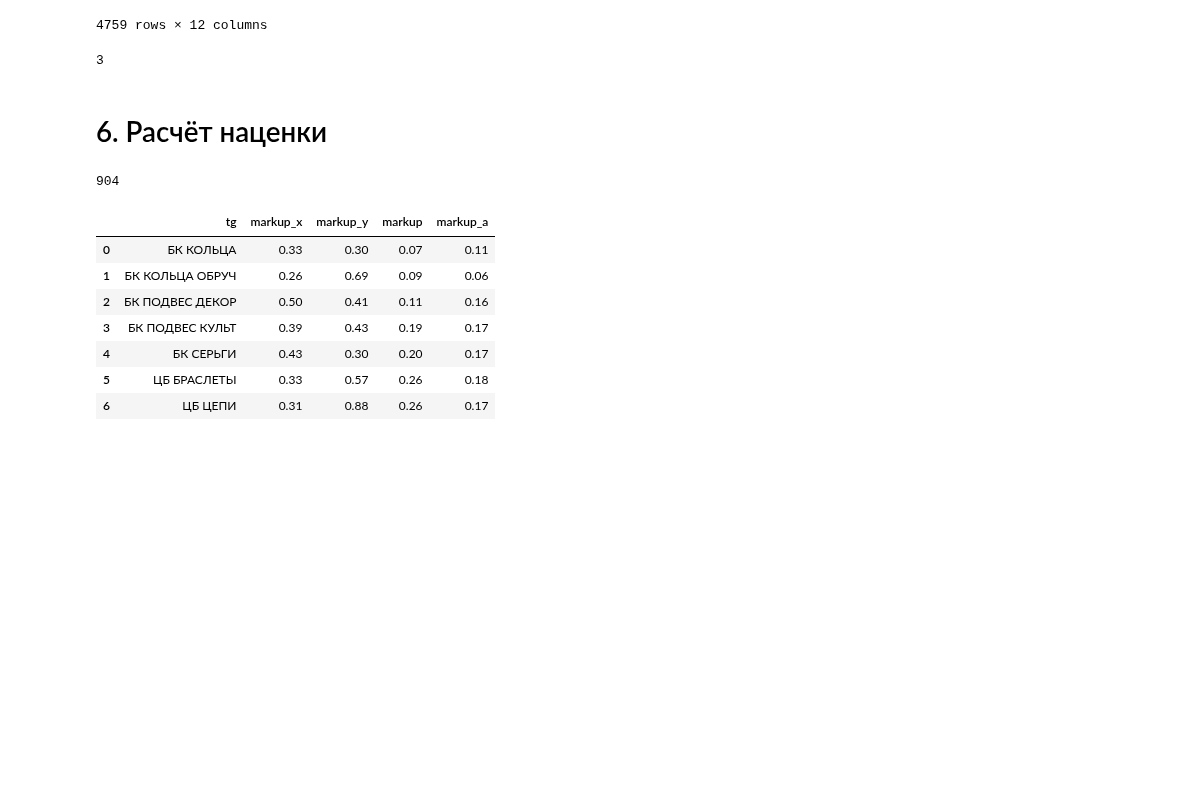
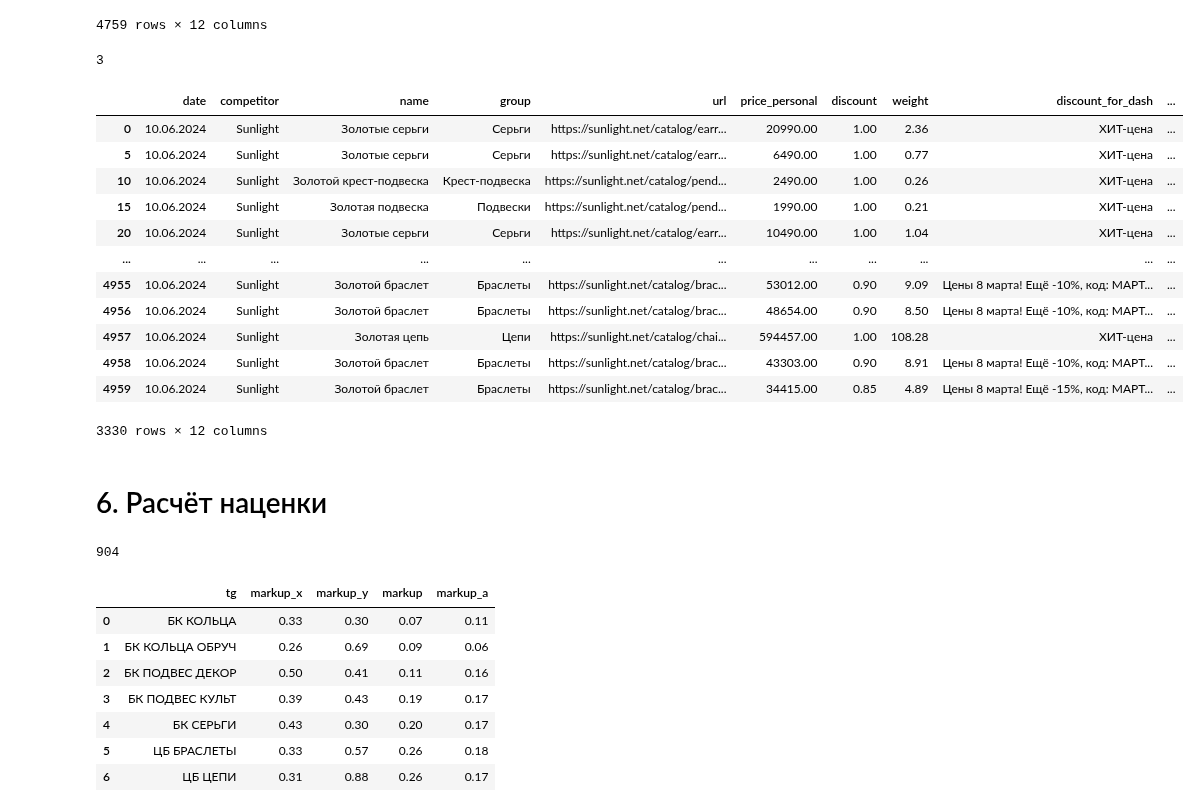
Before and after one commit to sergey-trenkin/notebooks, a Jupyter notebook: eda_every_days.ipynb, the cells around one changed output. Saved outputs shown, nothing was run; the diff lists cells and outputs as text; code cells hidden in the pictures; blank space fills up the shorter version.

```diff
--- a/eda_every_days.ipynb
+++ b/eda_every_days.ipynb
@@ -1032,6 +1027,22 @@ df_tn_sunlight.columns = ['tg', 'Sunlight']
 # %%
 df_tn_sokolov = df_tn_sokolov.drop(columns=['price_personal', 'weight'])
 df_tn_sokolov.columns = ['tg', 'Sokolov']
+# %%
+df_sunlight
+# %% [output]
+|  | date | competitor | name | group | url | price_personal | discount | weight | discount_for_dash | ... |
+| 0 | 10.06.2024 | Sunlight | Золотые серьги | Серьги | https://sunlight.net/catalog/earr... | 20990.00 | 1.00 | 2.36 | ХИТ-цена | ... |
+| 5 | 10.06.2024 | Sunlight | Золотые серьги | Серьги | https://sunlight.net/catalog/earr... | 6490.00 | 1.00 | 0.77 | ХИТ-цена | ... |
+| 10 | 10.06.2024 | Sunlight | Золотой крест-подвеска | Крест-подвеска | https://sunlight.net/catalog/pend... | 2490.00 | 1.00 | 0.26 | ХИТ-цена | ... |
+| 15 | 10.06.2024 | Sunlight | Золотая подвеска | Подвески | https://sunlight.net/catalog/pend... | 1990.00 | 1.00 | 0.21 | ХИТ-цена | ... |
+| 20 | 10.06.2024 | Sunlight | Золотые серьги | Серьги | https://sunlight.net/catalog/earr... | 10490.00 | 1.00 | 1.04 | ХИТ-цена | ... |
+| ... | ... | ... | ... | ... | ... | ... | ... | ... | ... | ... |
+| 4955 | 10.06.2024 | Sunlight | Золотой браслет | Браслеты | https://sunlight.net/catalog/brac... | 53012.00 | 0.90 | 9.09 | Цены 8 марта! Ещё -10%, код: МАРТ... | ... |
+| 4956 | 10.06.2024 | Sunlight | Золотой браслет | Браслеты | https://sunlight.net/catalog/brac... | 48654.00 | 0.90 | 8.50 | Цены 8 марта! Ещё -10%, код: МАРТ... | ... |
+| 4957 | 10.06.2024 | Sunlight | Золотая цепь | Цепи | https://sunlight.net/catalog/chai... | 594457.00 | 1.00 | 108.28 | ХИТ-цена | ... |
+| 4958 | 10.06.2024 | Sunlight | Золотой браслет | Браслеты | https://sunlight.net/catalog/brac... | 43303.00 | 0.90 | 8.91 | Цены 8 марта! Ещё -10%, код: МАРТ... | ... |
+| 4959 | 10.06.2024 | Sunlight | Золотой браслет | Браслеты | https://sunlight.net/catalog/brac... | 34415.00 | 0.85 | 4.89 | Цены 8 марта! Ещё -15%, код: МАРТ... | ... |
+3330 rows × 12 columns
 # %%
 result = pd.merge(df_tn_sokolov, df_tn_sunlight, how='left', on='tg').merge(zolotoy, how='left', on='tg').merge(gold_stock, how='left', on='tg') # объединяем данные в одну табличку
 # %%
```
Also changed, not shown: parts of 9 cells of this notebook.
